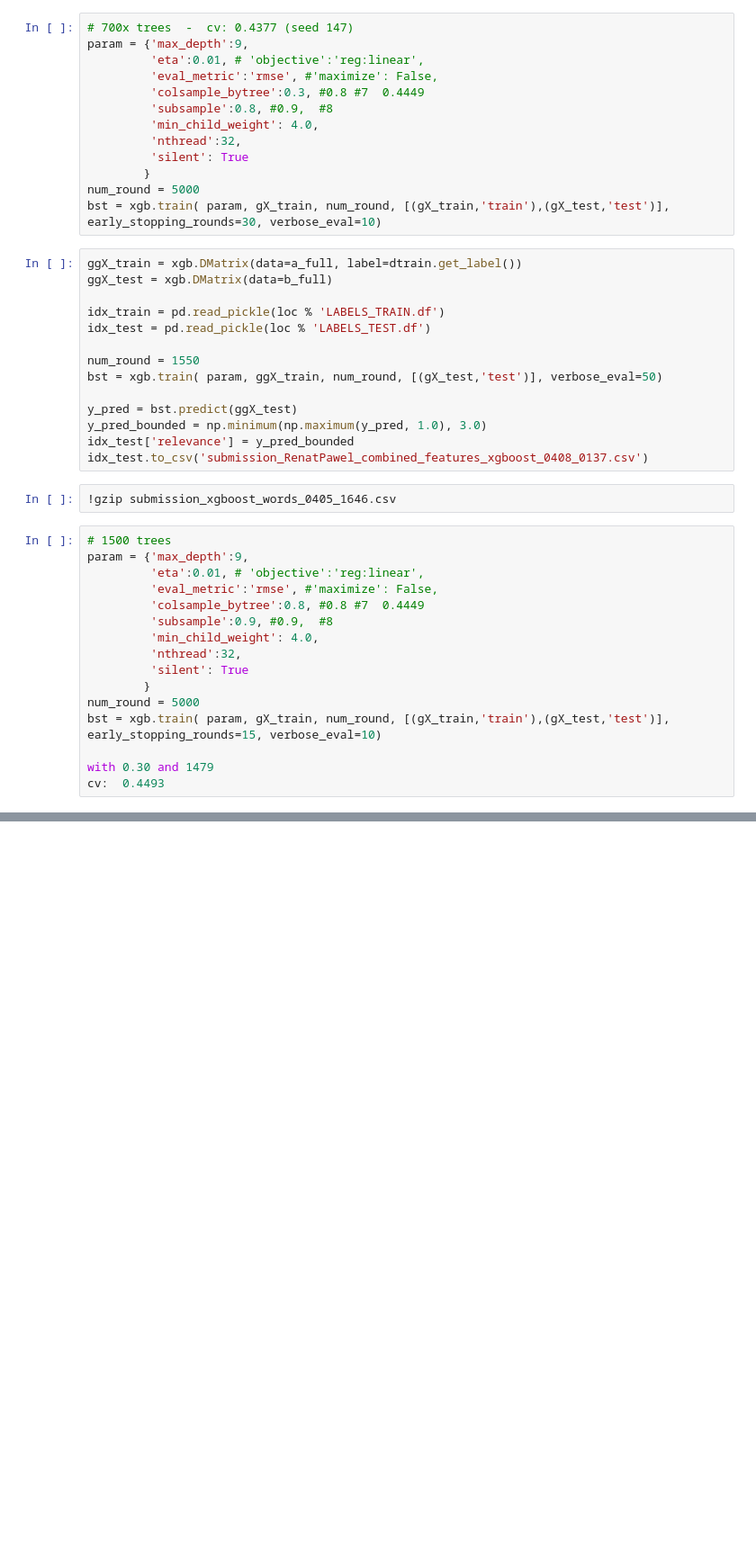
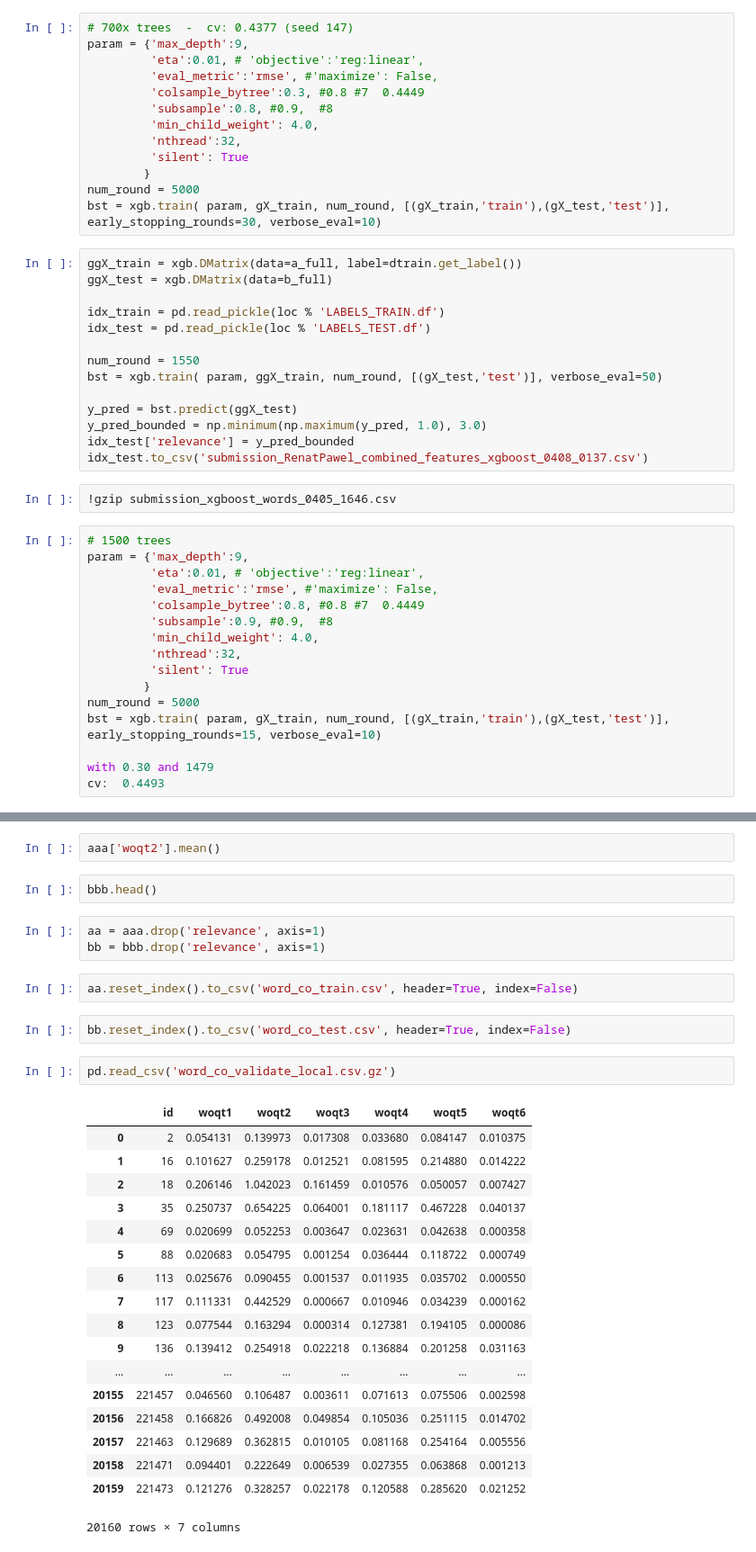
Before and after one commit to Bekbolatov/kaggle, a Jupyter notebook: events/hd/notebooks/features5_local.ipynb, the cells around one changed output, grey strips where cells are left out. Shown at 90% size. Drawn from its saved outputs; the diff is of its cells as text; blank space fills up the shorter version.

```diff
--- a/events/hd/notebooks/features5_local.ipynb
+++ b/events/hd/notebooks/features5_local.ipynb
@@ -339,0 +416,32 @@ cv:  0.4493
+# %%
+aaa['woqt2'].mean()
+# %%
+bbb.head()
+# %%
+aa = aaa.drop('relevance', axis=1)
+bb = bbb.drop('relevance', axis=1)
+# %%
+aa.reset_index().to_csv('word_co_train.csv', header=True, index=False)
+# %%
+bb.reset_index().to_csv('word_co_test.csv', header=True, index=False)
+# %%
+pd.read_csv('word_co_validate_local.csv.gz')
+# %% [output]
+|  | id | woqt1 | woqt2 | woqt3 | woqt4 | woqt5 | woqt6 |
+| 0 | 2 | 0.054131 | 0.139973 | 0.017308 | 0.033680 | 0.084147 | 0.010375 |
+| 1 | 16 | 0.101627 | 0.259178 | 0.012521 | 0.081595 | 0.214880 | 0.014222 |
+| 2 | 18 | 0.206146 | 1.042023 | 0.161459 | 0.010576 | 0.050057 | 0.007427 |
+| 3 | 35 | 0.250737 | 0.654225 | 0.064001 | 0.181117 | 0.467228 | 0.040137 |
+| 4 | 69 | 0.020699 | 0.052253 | 0.003647 | 0.023631 | 0.042638 | 0.000358 |
+| 5 | 88 | 0.020683 | 0.054795 | 0.001254 | 0.036444 | 0.118722 | 0.000749 |
+| 6 | 113 | 0.025676 | 0.090455 | 0.001537 | 0.011935 | 0.035702 | 0.000550 |
+| 7 | 117 | 0.111331 | 0.442529 | 0.000667 | 0.010946 | 0.034239 | 0.000162 |
+| 8 | 123 | 0.077544 | 0.163294 | 0.000314 | 0.127381 | 0.194105 | 0.000086 |
+| 9 | 136 | 0.139412 | 0.254918 | 0.022218 | 0.136884 | 0.201258 | 0.031163 |
+| ... | ... | ... | ... | ... | ... | ... | ... |
+| 20155 | 221457 | 0.046560 | 0.106487 | 0.003611 | 0.071613 | 0.075506 | 0.002598 |
+| 20156 | 221458 | 0.166826 | 0.492008 | 0.049854 | 0.105036 | 0.251115 | 0.014702 |
+| 20157 | 221463 | 0.129689 | 0.362815 | 0.010105 | 0.081168 | 0.254164 | 0.005556 |
+| 20158 | 221471 | 0.094401 | 0.222649 | 0.006539 | 0.027355 | 0.063868 | 0.001213 |
+| 20159 | 221473 | 0.121276 | 0.328257 | 0.022178 | 0.120588 | 0.285620 | 0.021252 |
+20160 rows × 7 columns
```
Also changed, not shown: parts of 23 cells of this notebook, 5 other files.
